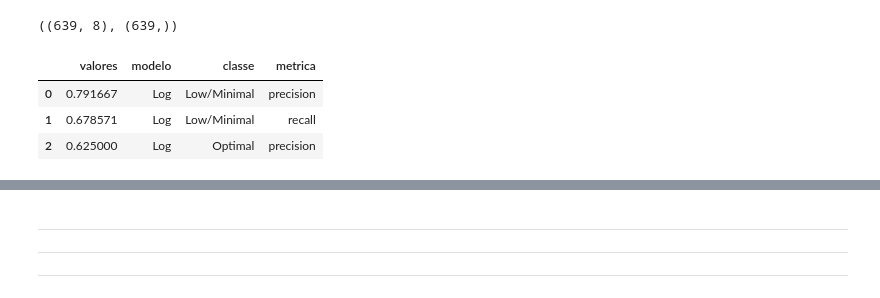
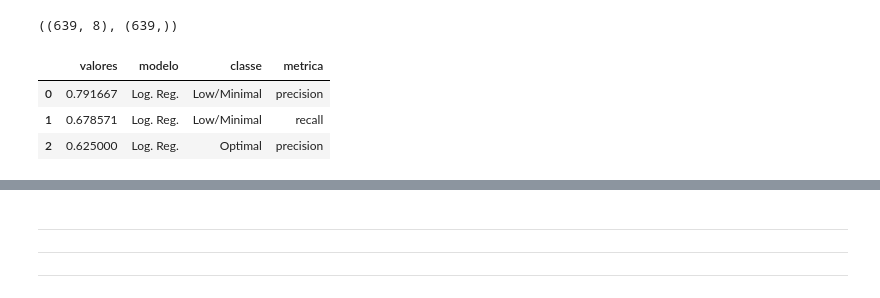
Before and after one commit to jepe06/Project-One---Fatigue-Index, a Jupyter notebook: Models.ipynb, the cells around one changed output, grey strips where cells are left out. Saved outputs shown, nothing was run; the diff lists cells and outputs as text; code cells hidden in the pictures.

```diff
--- a/Models.ipynb
+++ b/Models.ipynb
@@ -49,38 +49,44 @@ df = {"valores": [], "modelo": [], "classe": [], "metrica": []}
 
 for model in [model_reglog, model_svm, model_dtree]:
     for k in range(5):
-        X_train, X_test, y_train, y_test = train_test_split(X, y, test_size=0.125, random_state=k*1)
+        X_train, X_test, y_train, y_test = train_test_split(X, y, test_size=0.125, random_state=k*2)
 
         y_pred = model.predict(X_test)
         # Compute F1 score, precision, recall, and accuracy for each class separately
         precision = precision_score(y_test, y_pred, average=None)  # Precision for each class
         recall = recall_score(y_test, y_pred, average=None)  # Recall for each class
         accuracy = accuracy_score(y_test, y_pred)  # Accuracy (overall)
 
         classes = ["Low/Minimal", "Optimal", "Risk/Caution"]
         for classe in range(3):
+            if str(model)[:3] == "Log":
+                M = "Log. Reg."
+            elif str(model)[:3] == "SVC":
+                M = "SVM"
+            else:
+                M = "D. Tree"
             # precision
             df["valores"].append(precision[classe]*1)
-            df["modelo"].append(str(model)[:3])
+            df["modelo"].append(M)
             df["classe"].append(classes[classe])
             df["metrica"].append("precision")
 
             # recall
             df["valores"].append(recall[classe]*1)
-            df["modelo"].append(str(model)[:3])
+            df["modelo"].append(M)
             df["classe"].append(classes[classe])
             df["metrica"].append("recall")
 
         # accuracy
         df["valores"].append(accuracy*1)
-        df["modelo"].append(str(model)[:3])
+        df["modelo"].append(M)
         df["classe"].append("Overall")
         df["metrica"].append("accuracy")
 
 df = pd.DataFrame(df)
 df.head(3)
 # %% [output]
 |  | valores | modelo | classe | metrica |
-| 0 | 0.791667 | Log | Low/Minimal | precision |
-| 1 | 0.678571 | Log | Low/Minimal | recall |
-| 2 | 0.625000 | Log | Optimal | precision |
+| 0 | 0.791667 | Log. Reg. | Low/Minimal | precision |
+| 1 | 0.678571 | Log. Reg. | Low/Minimal | recall |
+| 2 | 0.625000 | Log. Reg. | Optimal | precision |
```
Also changed, not shown: parts of 5 cells of this notebook, 6 other files.
